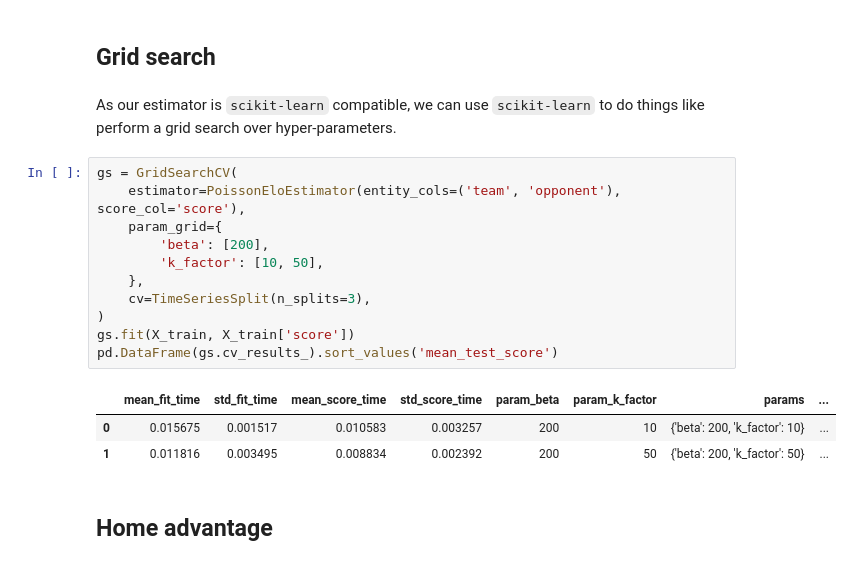
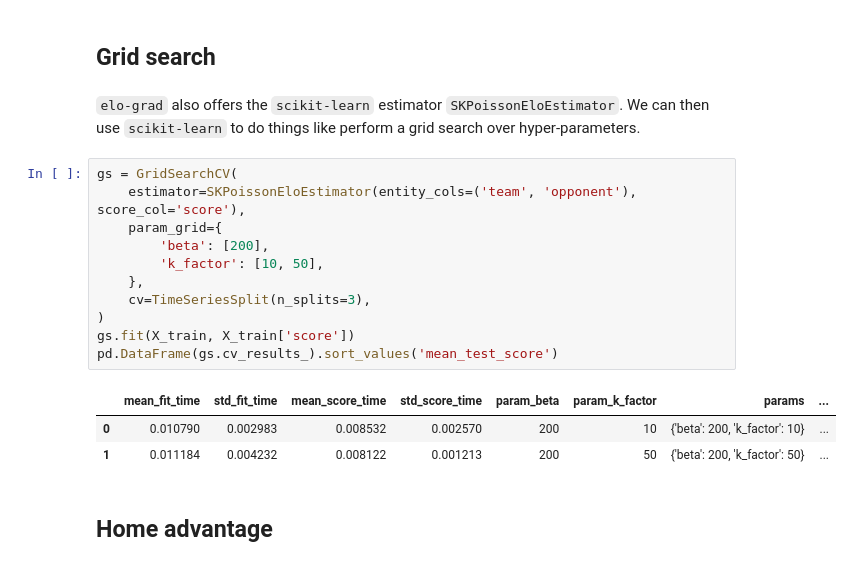
Before and after one commit to cookepm/elo-grad, a Jupyter notebook: examples/football.ipynb, the cells around one changed output. Drawn from its saved outputs; the diff is of its cells as text.

```diff
--- a/examples/football.ipynb
+++ b/examples/football.ipynb
@@ -323,22 +324,23 @@ plt.show()
 # %% [markdown]
 ## Grid search
 # %% [markdown]
-As our estimator is `scikit-learn` compatible, we can use `scikit-learn` to do things like perform a grid search over hyper-parameters.
+`elo-grad` also offers the `scikit-learn` estimator `SKPoissonEloEstimator`.
+We can then use `scikit-learn` to do things like perform a grid search over hyper-parameters.
 # %%
 gs = GridSearchCV(
-    estimator=PoissonEloEstimator(entity_cols=('team', 'opponent'), score_col='score'),
+    estimator=SKPoissonEloEstimator(entity_cols=('team', 'opponent'), score_col='score'),
     param_grid={
         'beta': [200],
         'k_factor': [10, 50],
     },
     cv=TimeSeriesSplit(n_splits=3),
 )
 gs.fit(X_train, X_train['score'])
 pd.DataFrame(gs.cv_results_).sort_values('mean_test_score')
 # %% [output]
 |  | mean_fit_time | std_fit_time | mean_score_time | std_score_time | param_beta | param_k_factor | params | ... |
-| 0 | 0.015675 | 0.001517 | 0.010583 | 0.003257 | 200 | 10 | {'beta': 200, 'k_factor': 10} | ... |
-| 1 | 0.011816 | 0.003495 | 0.008834 | 0.002392 | 200 | 50 | {'beta': 200, 'k_factor': 50} | ... |
+| 0 | 0.010790 | 0.002983 | 0.008532 | 0.002570 | 200 | 10 | {'beta': 200, 'k_factor': 10} | ... |
+| 1 | 0.011184 | 0.004232 | 0.008122 | 0.001213 | 200 | 50 | {'beta': 200, 'k_factor': 50} | ... |
 # %% [markdown]
 ## Home advantage
 # %% [markdown]
```
Also changed, not shown: parts of 3 cells of this notebook, 6 other files.
